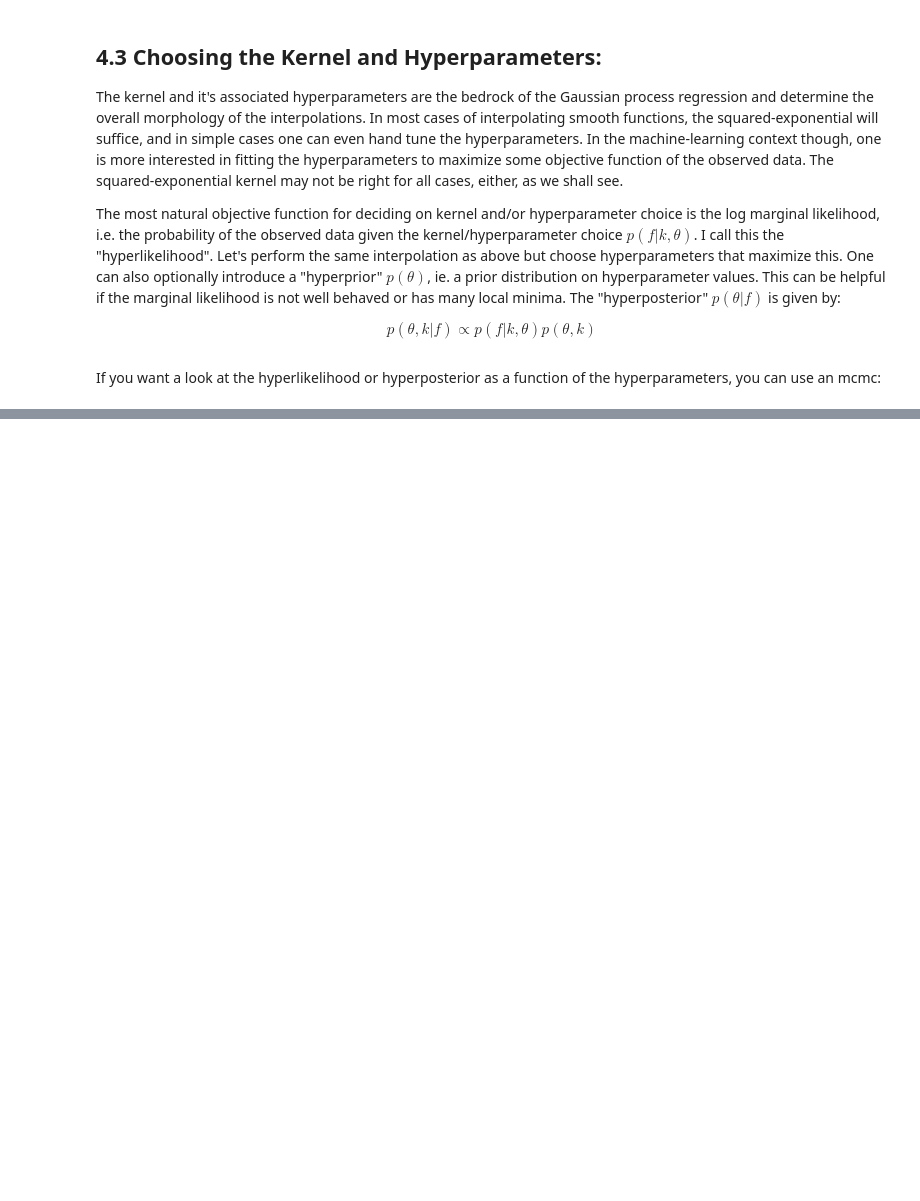
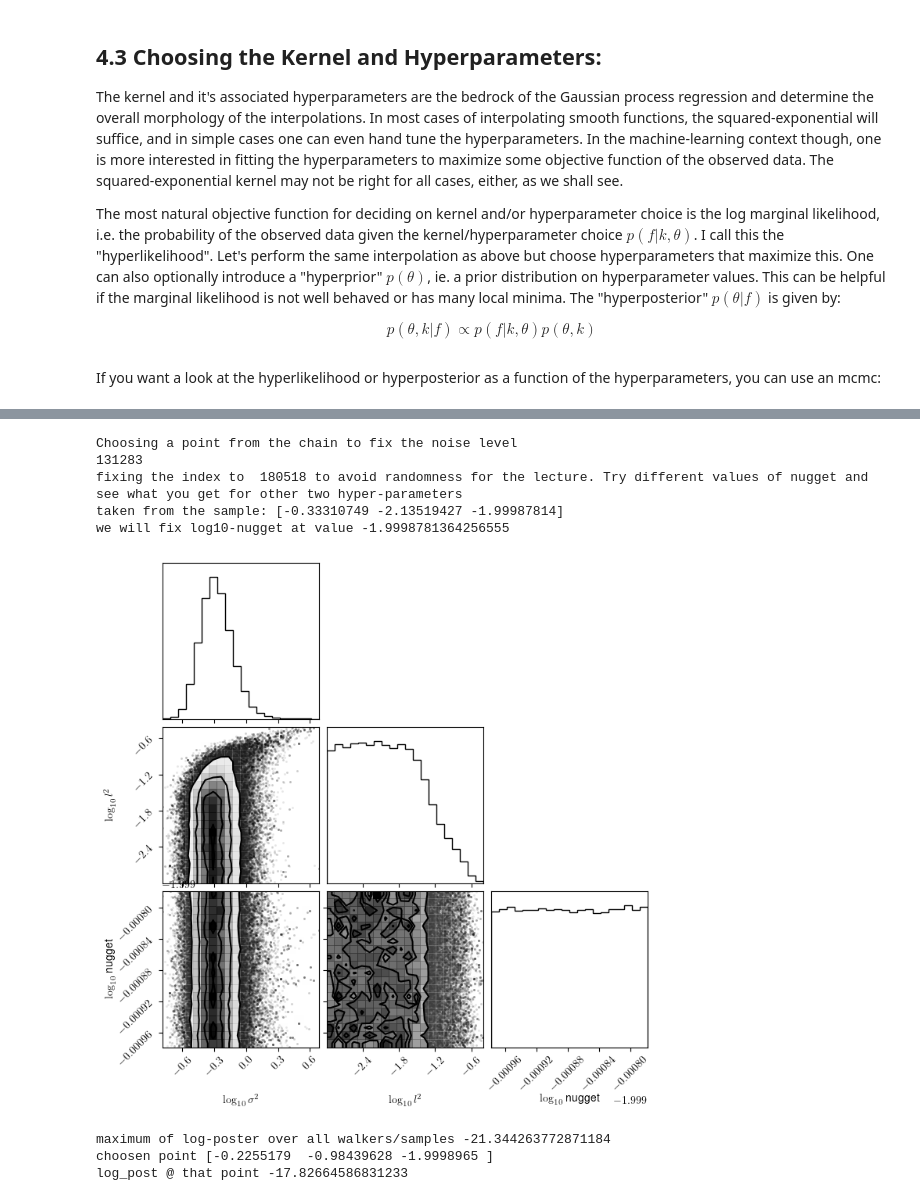
Before and after one commit to stasbabak/GPR_Chris_Zoheyr, a Jupyter notebook: dev/Babak_GPRlecture_LIDA2022.ipynb, the cells around one changed output, grey strips where cells are left out. Drawn from its saved outputs; the diff is of its cells as text; code cells hidden in the pictures; blank space fills up the shorter version.

```diff
--- a/dev/Babak_GPRlecture_LIDA2022.ipynb
+++ b/dev/Babak_GPRlecture_LIDA2022.ipynb
@@ -1444,0 +1291,62 @@ corner.corner(samples, labels=["$\log_{10}\sigma^2$", "$\log_{10} l^2$","$\log_{
+# %%
+print ('Choosing a point from the chain to fix the noise level')
+
+ind = np.random.choice(samples.shape[0])
+
+print (ind)
+ind = 180518
+print ('fixing the index to ', ind, 'to avoid randomness for the lecture. \
+Try different values of nugget and see what you get for other two hyper-parameters')
+print ('taken from the sample:', samples[ind])
+# 82585
+fix_nugget = samples[ind, 2]
+print ('we will fix log10-nugget at value', fix_nugget)
+# %% [output]
+Choosing a point from the chain to fix the noise level
+131283
+fixing the index to  180518 to avoid randomness for the lecture. Try different values of nugget and see what you get for other two hyper-parameters
+taken from the sample: [-0.33310749 -2.13519427 -1.99987814]
+we will fix log10-nugget at value -1.9998781364256555
+# %%
+# specify number of dimensions and walkers
+ndim, nwalkers = 3, 50
+
+# specify prior center values and prior widths
+# of each hyperparameter (log sigma ^2, log l, and log nugget)
+theta_means = [0.0,0.0,fix_nugget]
+### we still sample nugget but use a very narrow prior around the fixed value
+theta_widths = [2.,3.,0.0001] # 2 and 20 orders of mag width on covariance and length, 0.01 orders on nugget
+
+# instantiate the sampler using a squared exponential kernel and box prior
+sampler = mc.EnsembleSampler(nwalkers, ndim, log_hyperposterior,\
+                             args=(X, f,theta_means,theta_widths,1,True,'SE','box'))
+
+# choose initial walker positions
+pos = [[0.,0., fix_nugget] + np.array([0.1,0.1,1.e-8])*np.random.randn(ndim) for i in range(nwalkers)]
+
+# run mcmc
+sampler.run_mcmc(pos, 5000);
+
+# plot samples
+samples = sampler.chain[:, 1000:, :].reshape((-1, ndim))
+corner.corner(samples, labels=["$\log_{10}\sigma^2$", "$\log_{10} l^2$","$\log_{10}$ nugget"]);
+# %% [output]
+[figure, added]
+# %%
+### reading log-posterior of walkers
+log_p = sampler.get_log_prob()
+
+print ('maximum of log-poster over all walkers/samples', np.max(log_p))
+
+### using a random point from samples
+ind = np.random.choice(samples.shape[0])
+
+point = samples[ind]
+# point = np.array([-0.39042267, -1.07211332, -1.99994347])
+
+print ('choosen point', point )
+print ('log_post @ that point', log_hyperposterior(point,X,f, theta_means,theta_widths))
+# %% [output]
+maximum of log-poster over all walkers/samples -21.344263772871184
+choosen point [-0.2255179  -0.98439628 -1.9998965 ]
+log_post @ that point -17.82664586831233
```
Also changed, not shown: parts of 29 cells of this notebook.
